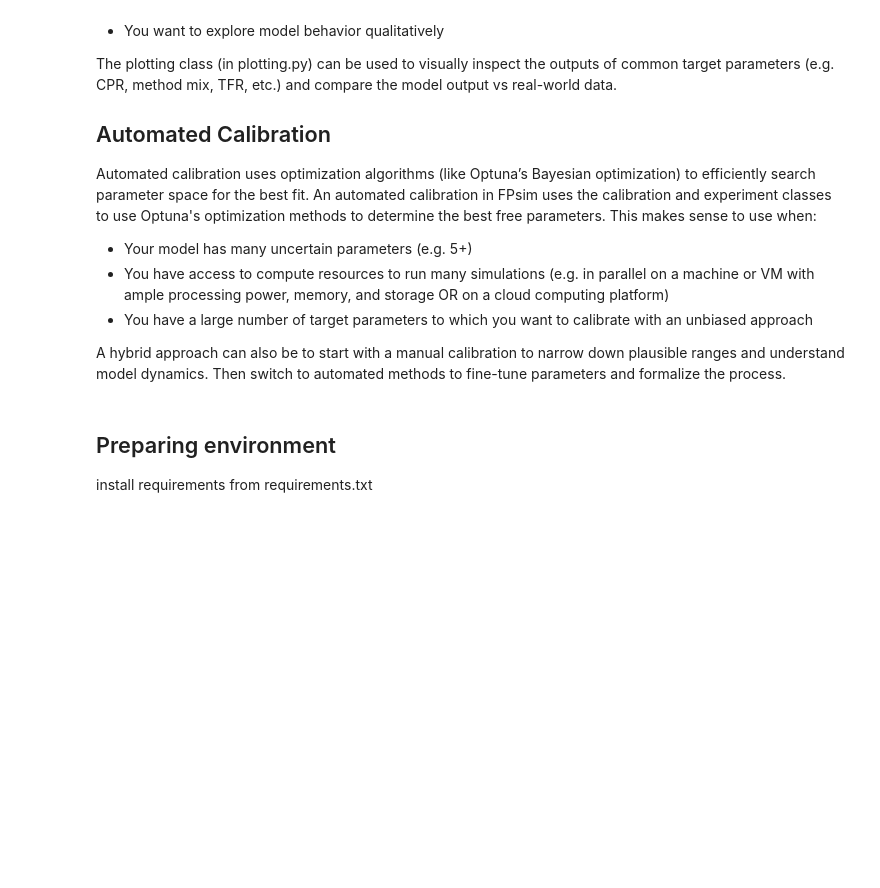
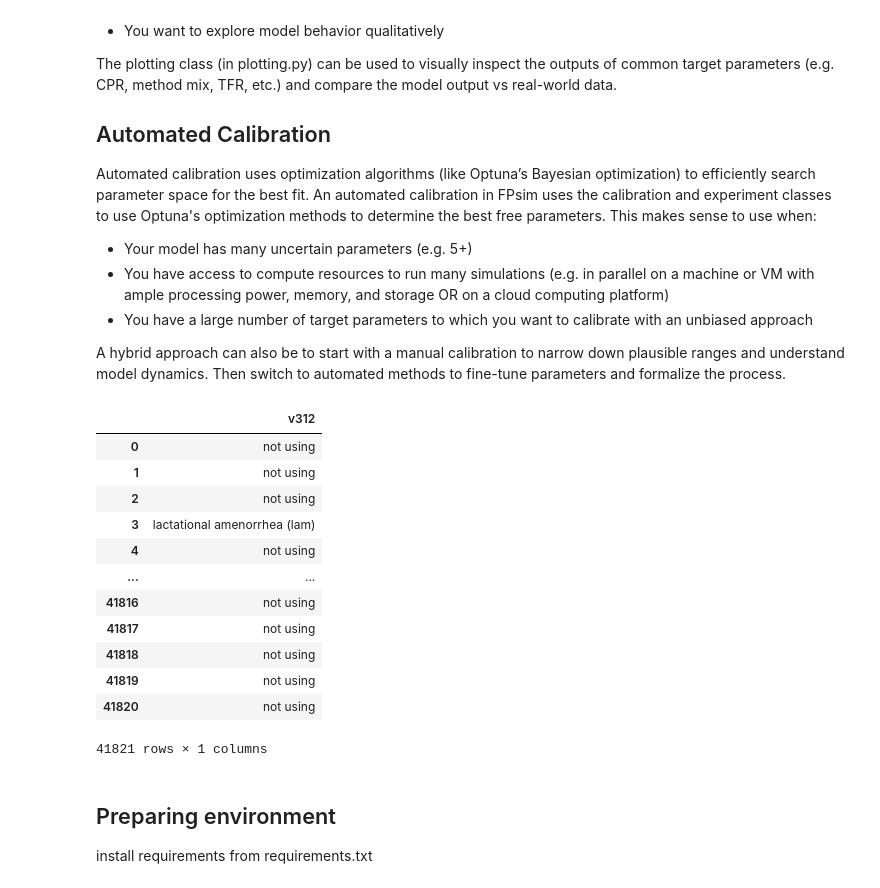
Before and after one commit to fpsim/fpsim, a Jupyter notebook: docs/tutorials/T6_calibration_niger.ipynb, the cells around one changed output. Drawn from its saved outputs; the diff is of its cells as text; code cells hidden in the pictures; blank space fills up the shorter version.

```diff
--- a/docs/tutorials/T6_calibration_niger.ipynb
+++ b/docs/tutorials/T6_calibration_niger.ipynb
@@ -46,6 +46,28 @@ Automated calibration uses optimization algorithms (like Optuna’s Bayesian opt
 - You have a large number of target parameters to which you want to calibrate with an unbiased approach
 
 A hybrid approach can also be to start with a manual calibration to narrow down plausible ranges and understand model dynamics. Then switch to automated methods to fine-tune parameters and formalize the process.
+# %%
+import pandas as pd
+dhs_file = '/Volumes/Extreme SSD/Lauryn_Bruce/UCSD/research/Gates/project/data/DHS_katedownload/Nigeria_Female_2018.DTA'
+df = pd.read_stata(dhs_file)
+# for i in list(df.columns):
+#     if i.startswith('v31'):
+#         print(i)
+df[['v312']]
+# %% [output]
+|  | v312 |
+| 0 | not using |
+| 1 | not using |
+| 2 | not using |
+| 3 | lactational amenorrhea (lam) |
+| 4 | not using |
+| ... | ... |
+| 41816 | not using |
+| 41817 | not using |
+| 41818 | not using |
+| 41819 | not using |
+| 41820 | not using |
+41821 rows × 1 columns
 # %% [markdown]
 ## Preparing environment
 
```
Also changed, not shown: parts of 10 cells of this notebook, 15 other files.
